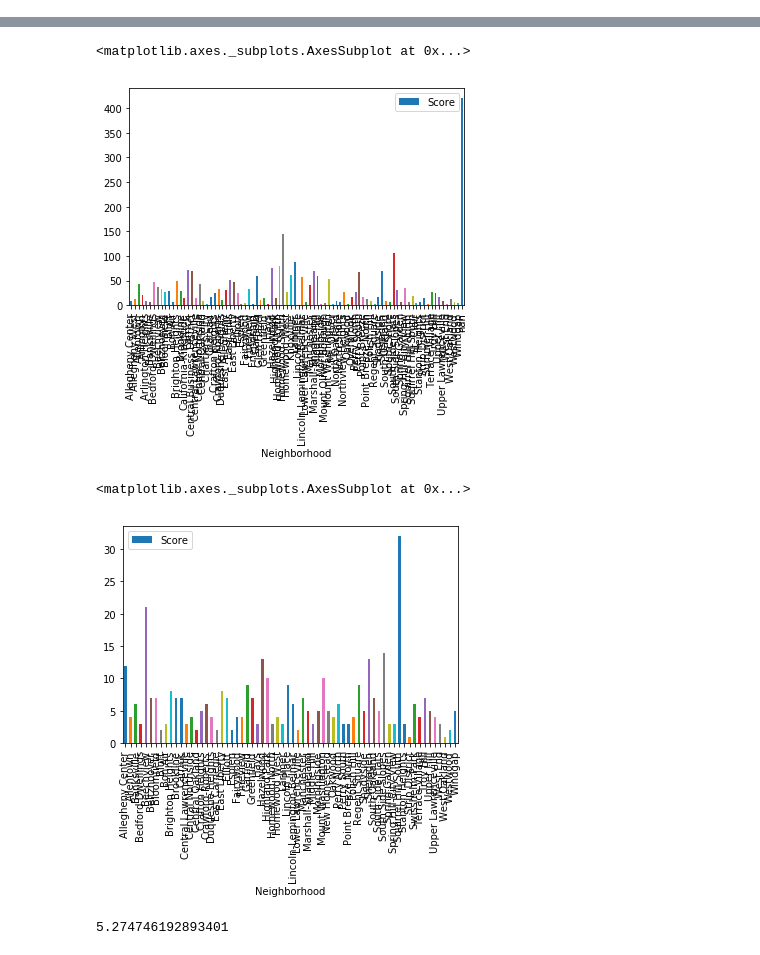
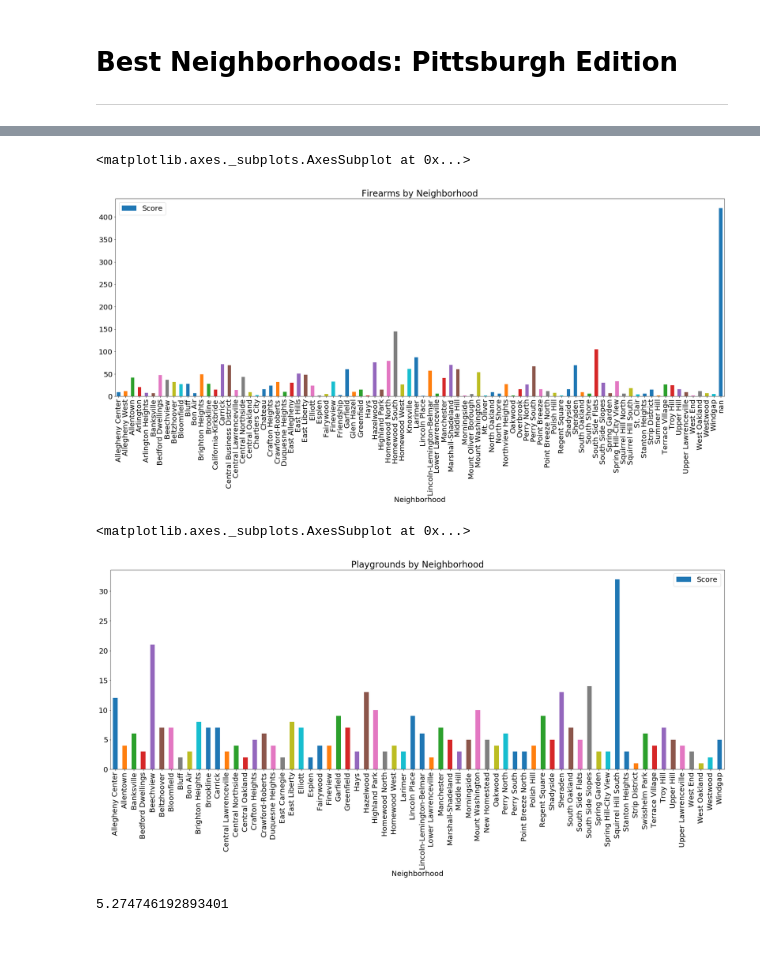
Before and after one commit to djb179/Playground-Penguins, a Jupyter notebook: main.ipynb, the cells around one changed output, grey strips where cells are left out. Drawn from its saved outputs; the diff is of its cells as text; code cells hidden in the pictures.

```diff
--- a/main.ipynb
+++ b/main.ipynb
@@ -1,3 +1,7 @@
+# %% [markdown]
+# Best Neighborhoods: Pittsburgh Edition
+
+------------------------------------------------------
 # %%
 import pandas as pd
 
@@ -37,11 +41,11 @@ for elem in firearms["neighborhood"]:
         neighborhoods[elem] = 1 * firearm_weight
         neighborhoods_firearms[elem] = 1
 # %%
-firearm_df = pd.DataFrame(list(neighborhoods_firearms.items()))
-firearm_df.columns = ['Neighborhood', 'Score']
-firearm_df = firearm_df.sort_values('Neighborhood')
-firearm_df.plot.bar(x = 'Neighborhood', y = 'Score')
+firearm_df = pd.DataFrame(list(neighborhoods_firearms.items())) #creating a dataframe that stores information from the dictionaries to be sorted for a graph.
+firearm_df.columns = ['Neighborhood', 'Score'] #organizing columns into neighborhood, score.
+firearm_df = firearm_df.sort_values('Neighborhood') #sorting the neighborhoods alphabetically.
+firearm_df.plot.bar(figsize = (30,10), x = 'Neighborhood', y = 'Score', title = 'Firearms by Neighborhood') #graphing the dataframe, Neighborhood on the x with its firearm "score" on the y.
 # %% [output]
 <matplotlib.axes._subplots.AxesSubplot at 0x...>
-[figure, old version]
+[figure, new version]
 # %%
@@ -51,11 +55,11 @@ for elem in playGs["neighborhood"]:
     except KeyError:
         neighborhoods_playgrounds[elem] = 1
 # %%
-playground_df = pd.DataFrame(list(neighborhoods_playgrounds.items()))
-playground_df.columns = ['Neighborhood', 'Score']
-playground_df = playground_df.sort_values('Neighborhood')
-playground_df.plot.bar(x = 'Neighborhood', y = 'Score')
+playground_df = pd.DataFrame(list(neighborhoods_playgrounds.items())) #creating a dataframe that stores information from the dictionaries to be sorted for a graph.
+playground_df.columns = ['Neighborhood', 'Score'] #organizing columns into neighborhood, score.
+playground_df = playground_df.sort_values('Neighborhood') #sorting neighborhoods alphabetically.
+playground_df.plot.bar(figsize = (30,10), x = 'Neighborhood', y = 'Score', title = "Playgrounds by Neighborhood") #graphing the dataframe, Neighborhood as the x with the playground "score" as the y.
 # %% [output]
 <matplotlib.axes._subplots.AxesSubplot at 0x...>
-[figure, old version]
+[figure, new version]
 # %%
```
Also changed, not shown: parts of 12 cells of this notebook.
